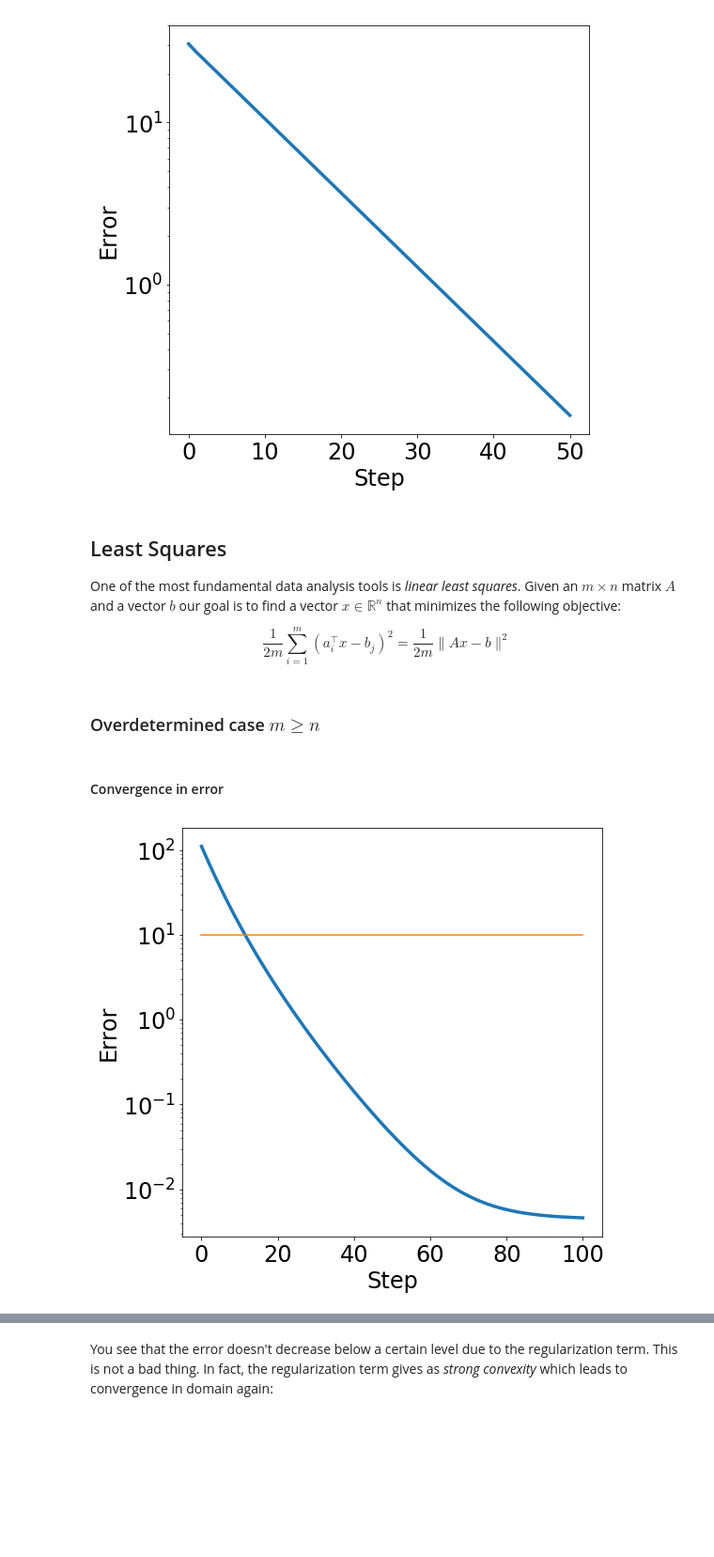
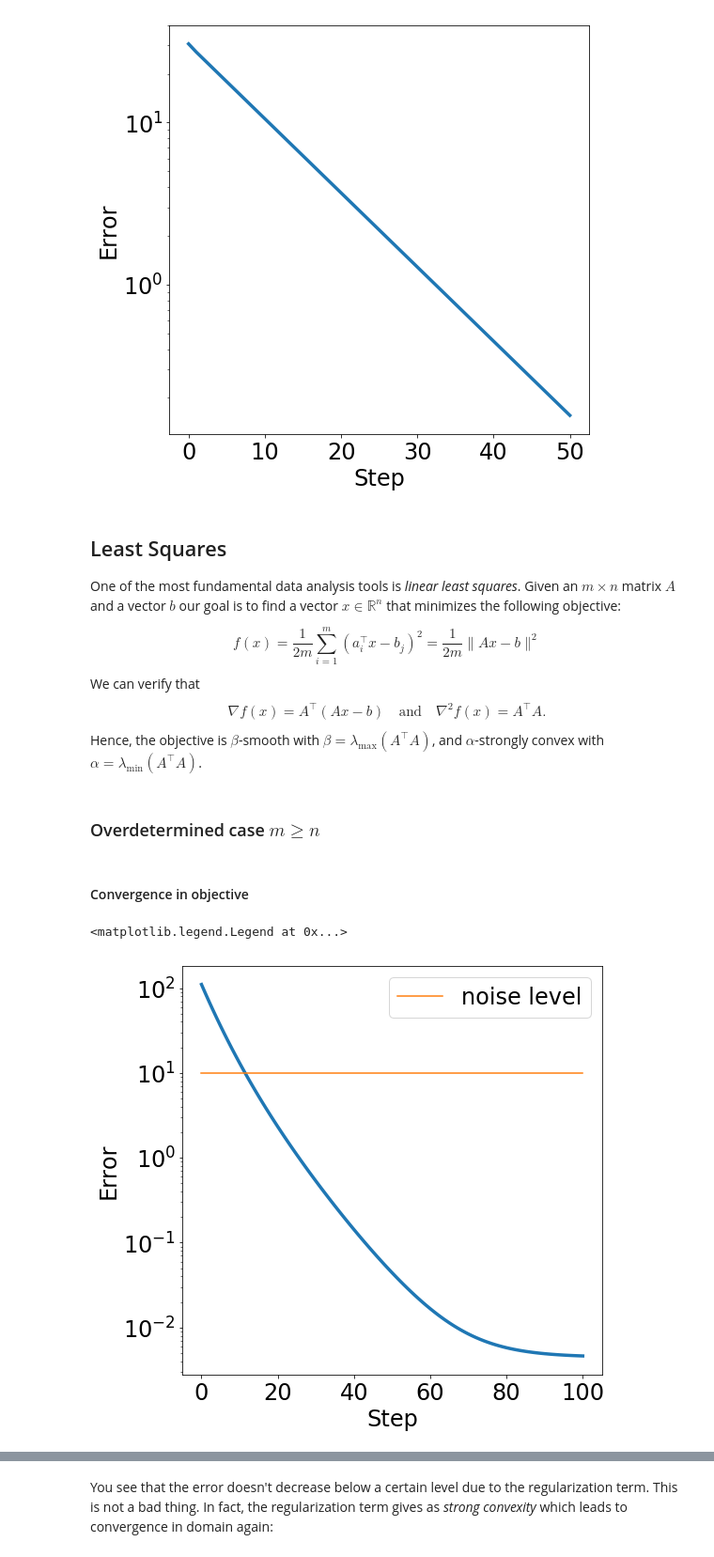
Before and after one commit to ee227c/ee227c.github.io, a Jupyter notebook: code/lecture4.ipynb, the cells around one changed output, grey strips where cells are left out. Shown: that part at 94% size. Saved outputs shown, nothing was run; the diff lists cells and outputs as text; code cells hidden in the pictures; blank space fills up the shorter version.

```diff
--- a/code/lecture4.ipynb
+++ b/code/lecture4.ipynb
@@ -108,20 +118,31 @@ error_plot([np.linalg.norm(x_opt-x) for x in xs])
 # %% [output]
 [figure]
 # %% [markdown]
+<a id="least-squares"></a>
 ## Least Squares
 
 One of the most fundamental data analysis tools is *linear least squares*. Given an $m\times n$ matrix $A$ and a vector $b$ our goal is to find a vector $x\in\mathbb{R}^n$ that minimizes the following objective:
 
 $$
-\frac 1{2m}\sum_{i=1}^m (a_i^\top x - b_j)^2
+f(x) = \frac 1{2m}\sum_{i=1}^m (a_i^\top x - b_j)^2
 =\frac1{2m}\|Ax-b\|^2
 $$
+We can verify that
+$$
+\nabla f(x) = A^\top(Ax-b)
+\quad\text{and}\quad
+\nabla^2 f(x) = A^\top A.
+$$
+Hence, the objective is $\beta$-smooth with
+$\beta=\lambda_{\mathrm{max}}(A^\top A)$, and $\alpha$-strongly convex with $\alpha=\lambda_{\mathrm{min}}(A^\top A)$.
 # %%
 def least_squares(A, b, x):
+    """Least squares objective."""
     return (0.5/m) * np.linalg.norm(A.dot(x)-b)**2
 
 def least_squares_gradient(A, b, x):
-    return np.ones(m).dot(np.diag(A.dot(x)-b).dot(A))/m
+    """Gradient of least squares objective at x."""
+    return A.T.dot(A.dot(x)-b)/m
 # %% [markdown]
 ### Overdetermined case $m\ge n$
 # %%
@@ -133,11 +154,14 @@ b = A.dot(x_opt) + noise
 objective = lambda x: least_squares(A, b, x)
 gradient = lambda x: least_squares_gradient(A, b, x)
 # %% [markdown]
-#### Convergence in error
+#### Convergence in objective
 # %%
 x0 = np.random.normal(0, 1, n)
 xs = gradient_descent(x0, [0.1]*100, gradient)
 error_plot([objective(x) for x in xs])
-_ = plt.plot(range(len(xs)), [np.linalg.norm(noise)**2]*len(xs))
+_ = plt.plot(range(len(xs)), [np.linalg.norm(noise)**2]*len(xs),
+             label='noise level')
+plt.legend()
 # %% [output]
+<matplotlib.legend.Legend at 0x...>
-[figure, old version]
+[figure, new version]
```
Also changed, not shown: parts of 28 cells of this notebook, 1 other file.
